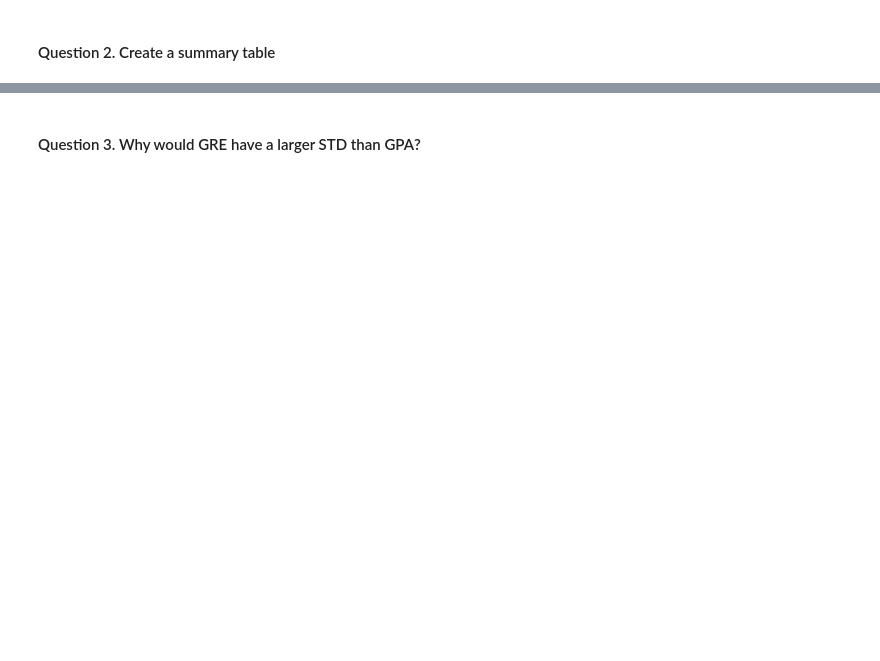
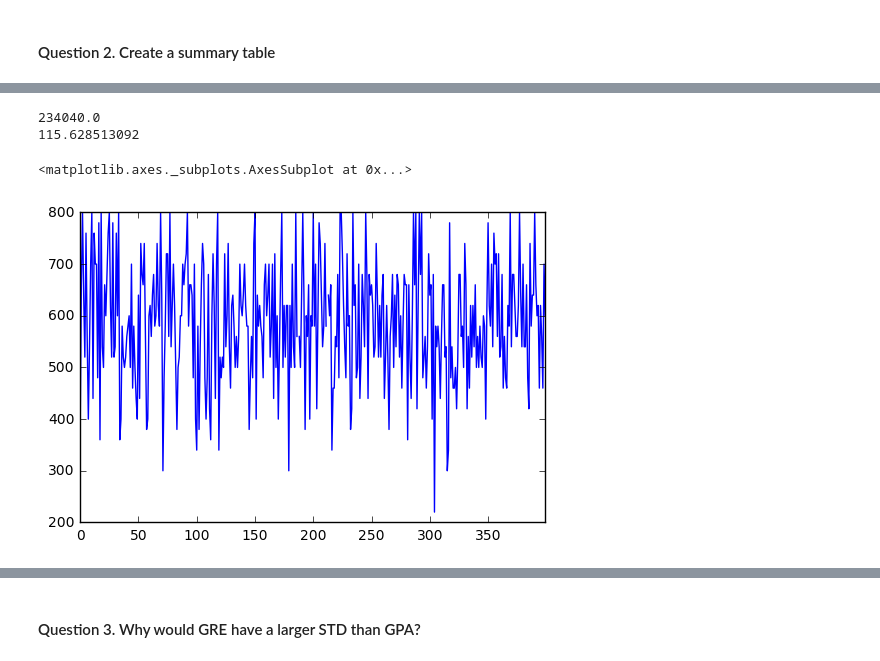
Before and after one commit to github4pp/ds-sf-29, a Jupyter notebook: projects/unit-projects/project-2/starter-code/project2-starter.ipynb, the cells around one changed output, grey strips where cells are left out. Cells and saved outputs as stored; diff of their text form; code cells hidden in the pictures; blank space fills up the shorter version.

```diff
--- a/projects/unit-projects/project-2/starter-code/project2-starter.ipynb
+++ b/projects/unit-projects/project-2/starter-code/project2-starter.ipynb
@@ -46,0 +60,10 @@ Answer:
+# %%
+print df_raw['gre'].sum()
+print df_raw['gre'].std()
+
+df_raw['gre'].plot()
+# %% [output]
+234040.0
+115.628513092
+<matplotlib.axes._subplots.AxesSubplot at 0x...>
+[figure, added]
```
Also changed, not shown: parts of 31 cells of this notebook, 4 other files.
